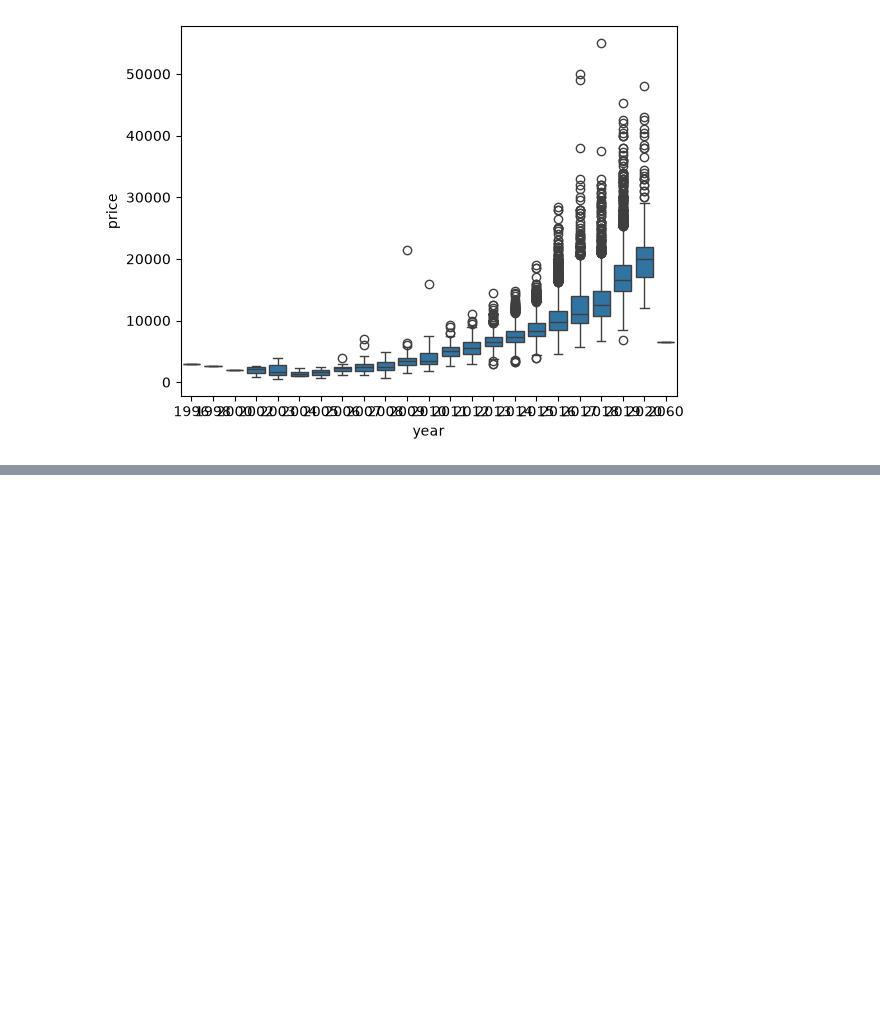
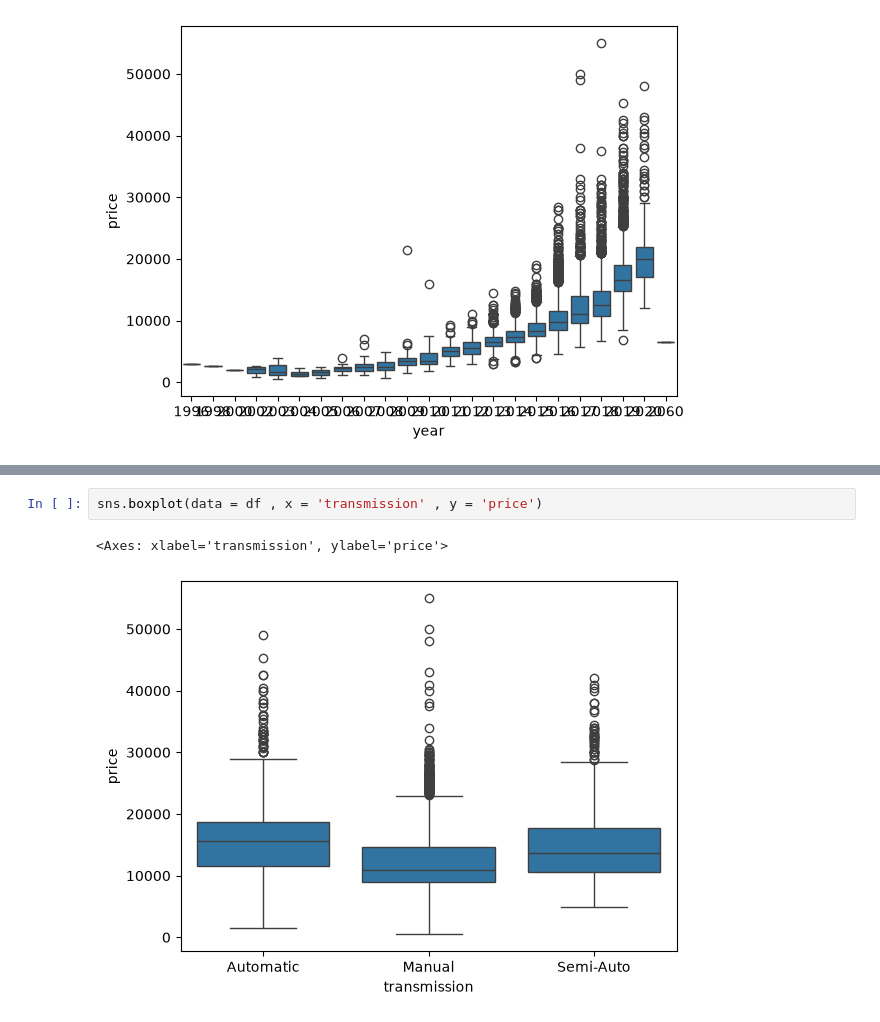
Before and after one commit to rajnikant-coder/ML-practice-, a Jupyter notebook: car_price_pred_using_LR.ipynb, the cells around one changed output, grey strips where cells are left out. Drawn from its saved outputs; the diff is of its cells as text; blank space fills up the shorter version.

```diff
--- a/car_price_pred_using_LR.ipynb
+++ b/car_price_pred_using_LR.ipynb
@@ -83,0 +116,5 @@ sns.boxplot(data = df , x = 'year' , y = 'price' )
+# %%
+sns.boxplot(data = df , x = 'transmission' , y = 'price')
+# %% [output]
+<Axes: xlabel='transmission', ylabel='price'>
+[figure, added]
```
Also changed, not shown: parts of 13 cells of this notebook.
